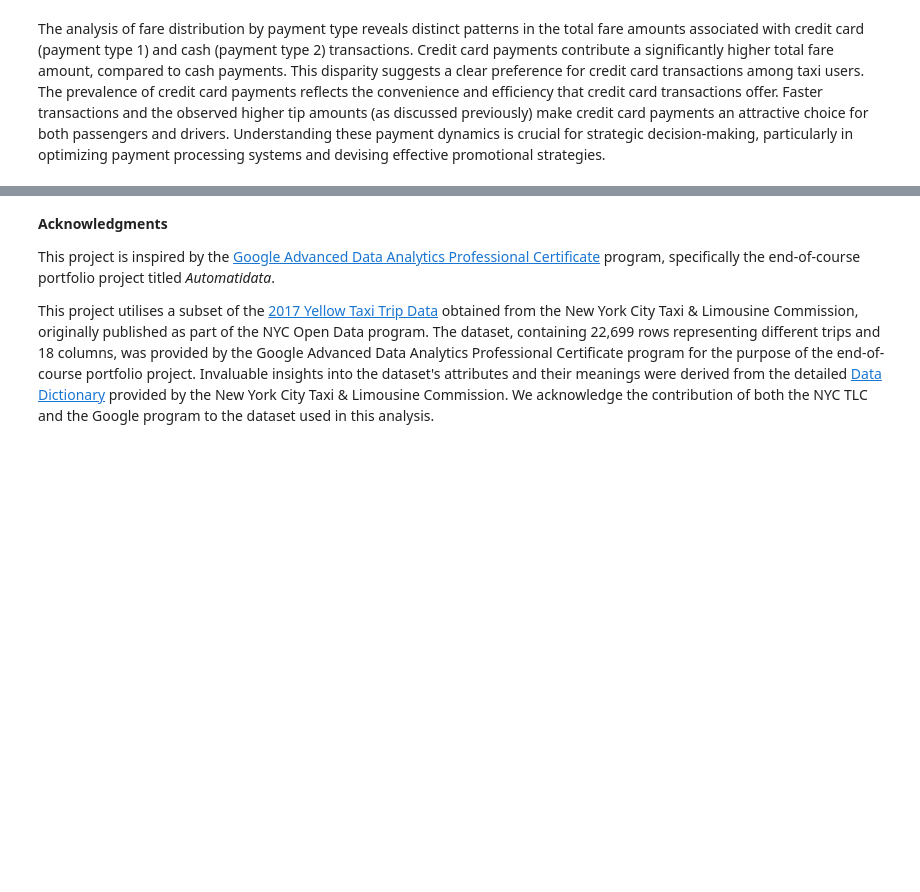
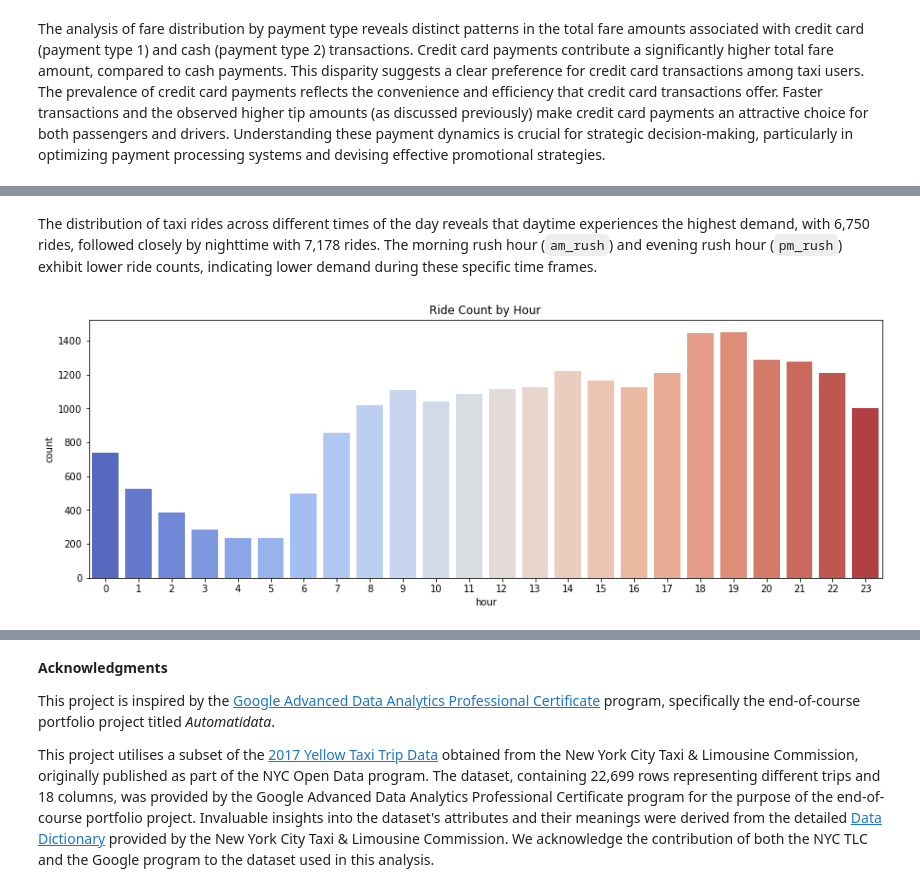
Before and after one commit to sssunri/farecast_NYC-TLC_estimation, a Jupyter notebook: fare_estimation.ipynb, the cells around one changed output, grey strips where cells are left out. Drawn from its saved outputs; the diff is of its cells as text; code cells hidden in the pictures; blank space fills up the shorter version.

```diff
--- a/fare_estimation.ipynb
+++ b/fare_estimation.ipynb
@@ -826,0 +844,11 @@ Analyzing the total revenue by month sheds light on the financial trends in taxi
+# %% [markdown]
+The distribution of taxi rides across different times of the day reveals that daytime experiences the highest demand, with 6,750 rides, followed closely by nighttime with 7,178 rides. The morning rush hour (`am_rush`) and evening rush hour (`pm_rush`) exhibit lower ride counts, indicating lower demand during these specific time frames.
+# %%
+ride_by_hour = df['hour'].value_counts()
+sns.barplot(x=ride_by_hour.index, y=ride_by_hour, palette='coolwarm')
+plt.title('Ride Count by Hour')
+plt.xlabel('hour')
+plt.ylabel('count')
+plt.show()
+# %% [output]
+[figure, added]
```
Also changed, not shown: parts of 125 cells of this notebook.
